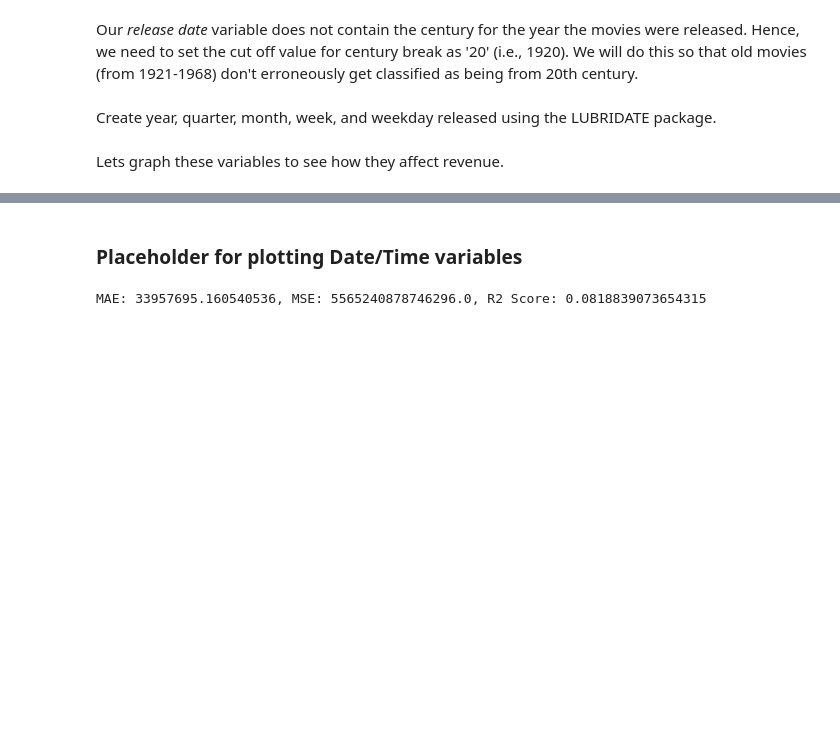
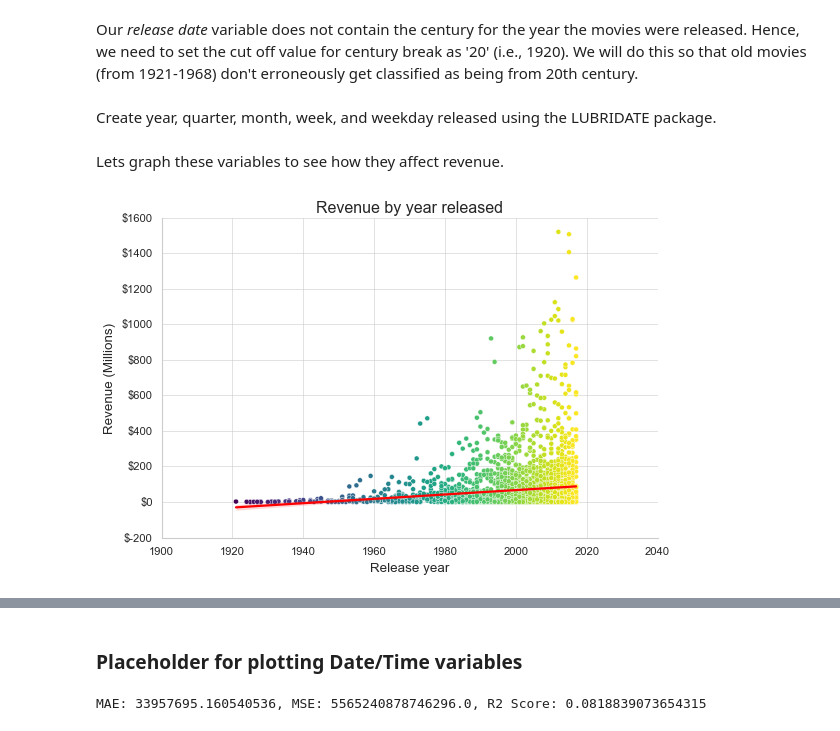
Before and after one commit to ES-Abdellatif/box-office-predictions, a Jupyter notebook: BoxOffice_Predictions_PyDraft.ipynb, the cells around one changed output, grey strips where cells are left out. Cells and saved outputs as stored; diff of their text form; code cells hidden in the pictures; blank space fills up the shorter version.

Commit message:
Adding Revenue plots by Year and Month

```diff
--- a/BoxOffice_Predictions_PyDraft.ipynb
+++ b/BoxOffice_Predictions_PyDraft.ipynb
@@ -904,3 +904,29 @@ full_data['week_released'] = full_data['release_date_mod'].dt.isocalendar().week
 full_data['weekday_released'] = full_data['release_date_mod'].dt.day_name()
 # %% [markdown]
 Lets graph these variables to see how they affect revenue.
+# %%
+# Filter first 3000 rows
+subset_data = full_data.iloc[:3000]
+
+# Set Seaborn style
+sns.set_style("whitegrid")
+# %%
+# Set figure size
+plt.figure(figsize=(8, 5))
+
+# Create scatter plot
+sns.scatterplot(data=subset_data, x="year_released", y="revenue", hue="year_released", palette="viridis")
+
+# Add regression line
+sns.regplot(data=subset_data, x="year_released", y="revenue", scatter=False, color="red", line_kws={"linewidth": 2})
+
+# Formatting
+plt.yticks(plt.yticks()[0], [f'${int(y/1e6)}' for y in plt.yticks()[0]])  # Format y-axis as millions
+plt.title("Revenue by year released")
+plt.xlabel("Release year")
+plt.ylabel("Revenue (Millions)")
+plt.legend([], [], frameon=False)  # Hide legend
+sns.despine()
+plt.show()
+# %% [output]
+[figure, added]
```
Also changed, not shown: parts of 3 cells of this notebook.
